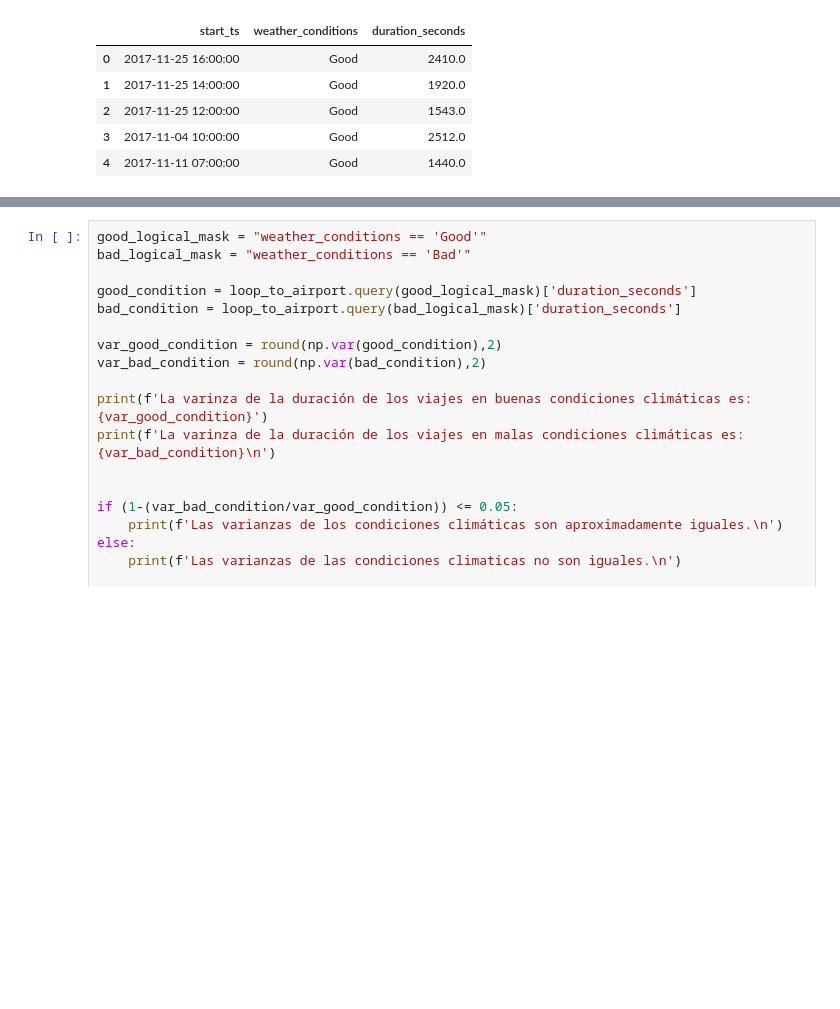
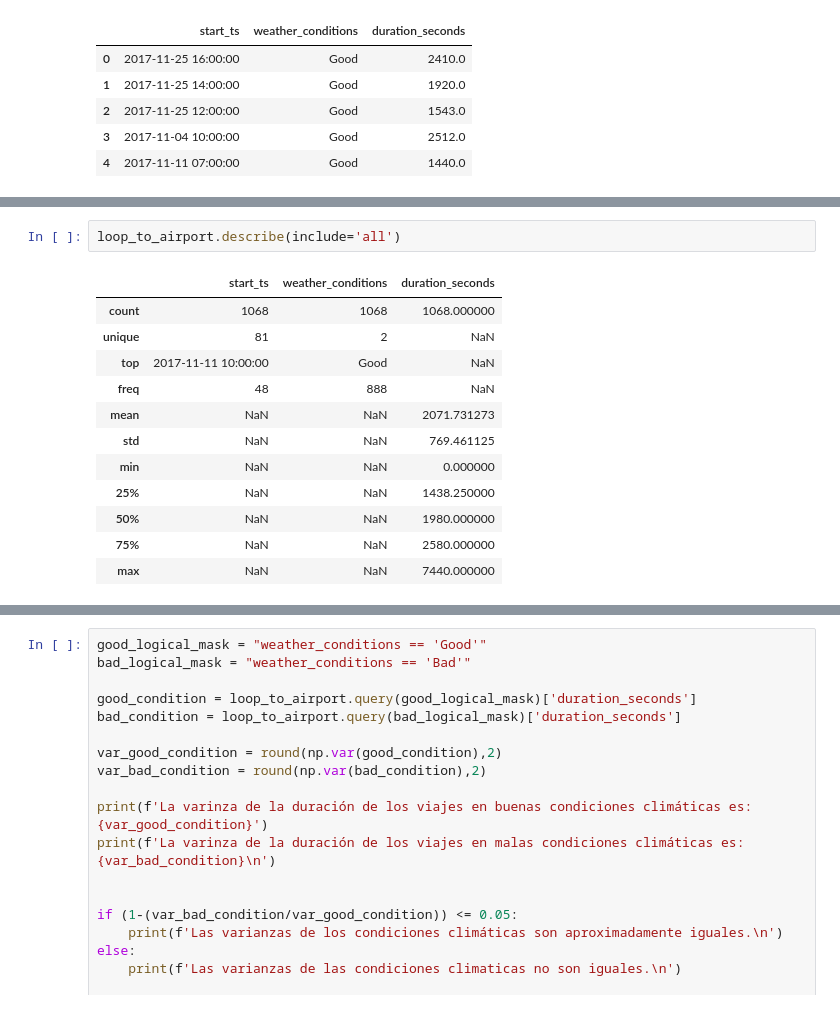
Before and after one commit to Car27VeP/AED_viajes_taxis, a Jupyter notebook: EDA.ipynb, the cells around one changed output, grey strips where cells are left out. Saved outputs shown, nothing was run; the diff lists cells and outputs as text; blank space fills up the shorter version.

```diff
--- a/EDA.ipynb
+++ b/EDA.ipynb
@@ -182,0 +187,15 @@ loop_to_airport.head()
+# %%
+loop_to_airport.describe(include='all')
+# %% [output]
+|  | start_ts | weather_conditions | duration_seconds |
+| count | 1068 | 1068 | 1068.000000 |
+| unique | 81 | 2 | NaN |
+| top | 2017-11-11 10:00:00 | Good | NaN |
+| freq | 48 | 888 | NaN |
+| mean | NaN | NaN | 2071.731273 |
+| std | NaN | NaN | 769.461125 |
+| min | NaN | NaN | 0.000000 |
+| 25% | NaN | NaN | 1438.250000 |
+| 50% | NaN | NaN | 1980.000000 |
+| 75% | NaN | NaN | 2580.000000 |
+| max | NaN | NaN | 7440.000000 |
```
Also changed, not shown: parts of 16 cells of this notebook.
